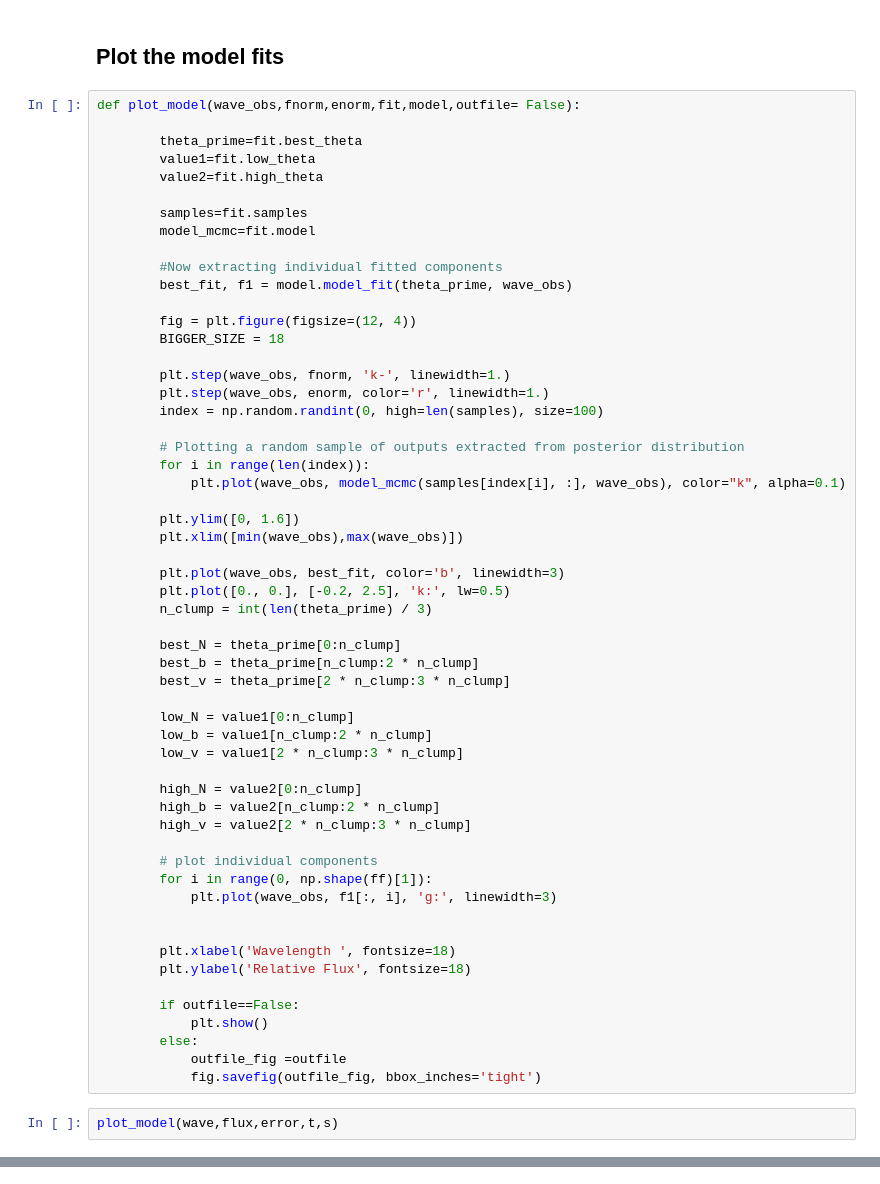
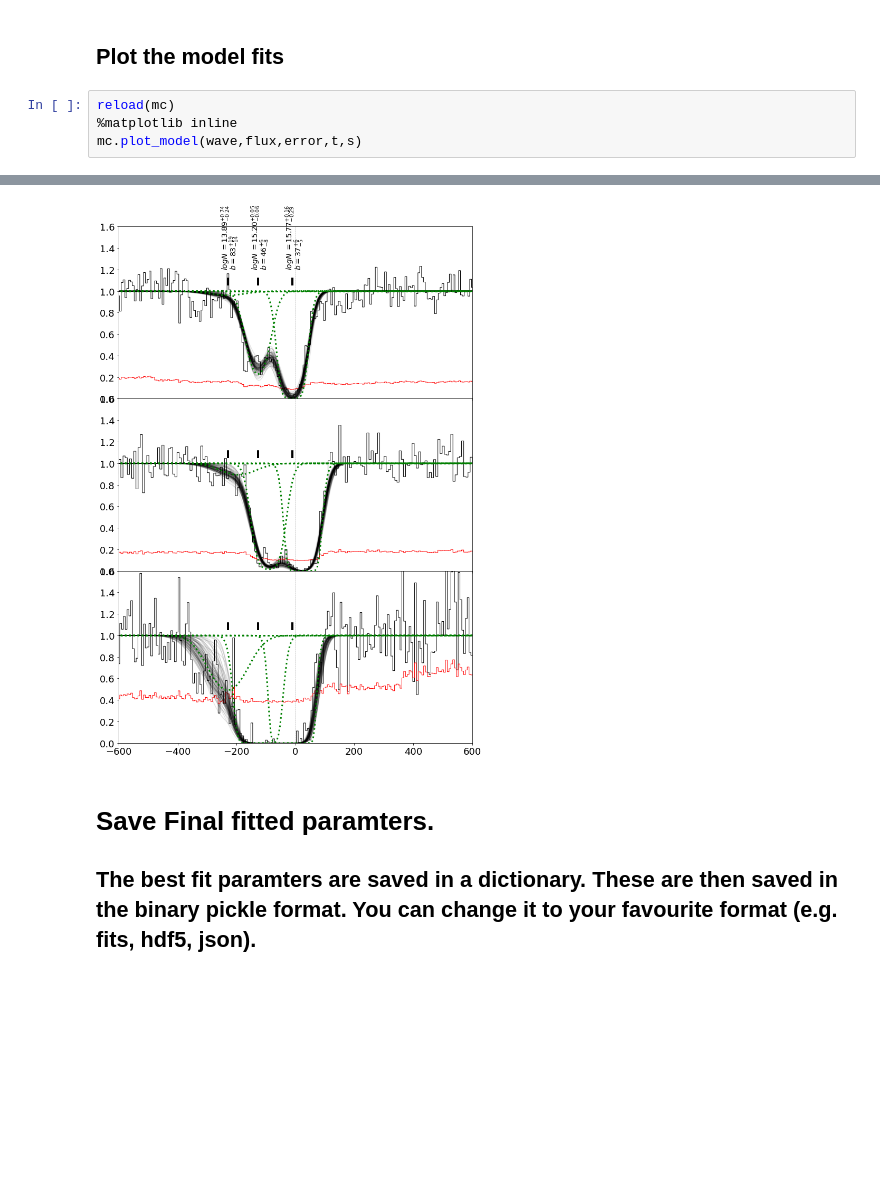
Before and after one commit to rongmon/rbvfit, a Jupyter notebook: src/rbvfit/example_Voigt_profile_fitting.ipynb, the cells around one changed output, grey strips where cells are left out. Cells and saved outputs as stored; diff of their text form; blank space fills up the shorter version.

```diff
--- a/src/rbvfit/example_Voigt_profile_fitting.ipynb
+++ b/src/rbvfit/example_Voigt_profile_fitting.ipynb
@@ -136,62 +234,8 @@ theta_high=t.high_theta # Upper bound
 sample_full= t.samples  # Full Matrix containing the posterior distribution functions
 # %% [markdown]
 ## Plot the model fits
-# %%
-def plot_model(wave_obs,fnorm,enorm,fit,model,outfile= False):
-
-        theta_prime=fit.best_theta
-        value1=fit.low_theta
-        value2=fit.high_theta
-
-        samples=fit.samples
-        model_mcmc=fit.model
-
-        #Now extracting individual fitted components
-        best_fit, f1 = model.model_fit(theta_prime, wave_obs)
-
-        fig = plt.figure(figsize=(12, 4))
-        BIGGER_SIZE = 18
-
-        plt.step(wave_obs, fnorm, 'k-', linewidth=1.)
-        plt.step(wave_obs, enorm, color='r', linewidth=1.)
-        index = np.random.randint(0, high=len(samples), size=100)
-
-        # Plotting a random sample of outputs extracted from posterior distribution
-        for i in range(len(index)):
-            plt.plot(wave_obs, model_mcmc(samples[index[i], :], wave_obs), color="k", alpha=0.1)
-
-        plt.ylim([0, 1.6])
-        plt.xlim([min(wave_obs),max(wave_obs)])
-
-        plt.plot(wave_obs, best_fit, color='b', linewidth=3)
-        plt.plot([0., 0.], [-0.2, 2.5], 'k:', lw=0.5)
-        n_clump = int(len(theta_prime) / 3)
-
-        best_N = theta_prime[0:n_clump]
-        best_b = theta_prime[n_clump:2 * n_clump]
-        best_v = theta_prime[2 * n_clump:3 * n_clump]
-
-        low_N = value1[0:n_clump]
-        low_b = value1[n_clump:2 * n_clump]
-        low_v = value1[2 * n_clump:3 * n_clump]
-
-        high_N = value2[0:n_clump]
-        high_b = value2[n_clump:2 * n_clump]
-        high_v = value2[2 * n_clump:3 * n_clump]
-
-        # plot individual components
-        for i in range(0, np.shape(ff)[1]):
-            plt.plot(wave_obs, f1[:, i], 'g:', linewidth=3)
-
-
-        plt.xlabel('Wavelength ', fontsize=18)
-        plt.ylabel('Relative Flux', fontsize=18)
-
-        if outfile==False:
-            plt.show()
-        else:
-            outfile_fig =outfile
-            fig.savefig(outfile_fig, bbox_inches='tight')
 # %%
-plot_model(wave,flux,error,t,s)
+reload(mc)
+%matplotlib inline
+mc.plot_model(wave,flux,error,t,s)
 # %% [output]
@@ -199,0 +242,5 @@ plot_model(wave,flux,error,t,s)
+[figure, added]
+# %% [markdown]
+# Save Final fitted paramters.
+
+## The best fit paramters are saved in a dictionary. These are then saved in the binary pickle format. You can change it to your favourite format (e.g. fits, hdf5, json).
```
Also changed, not shown: parts of 16 cells of this notebook, 2 other files.
